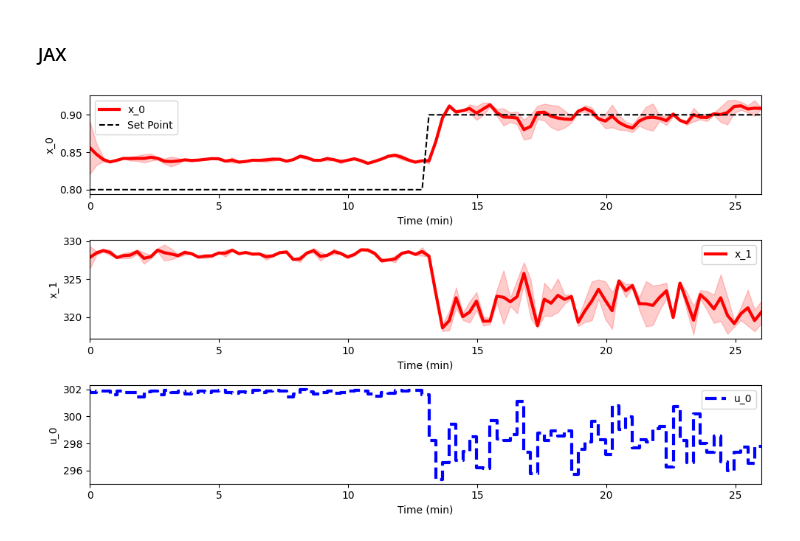
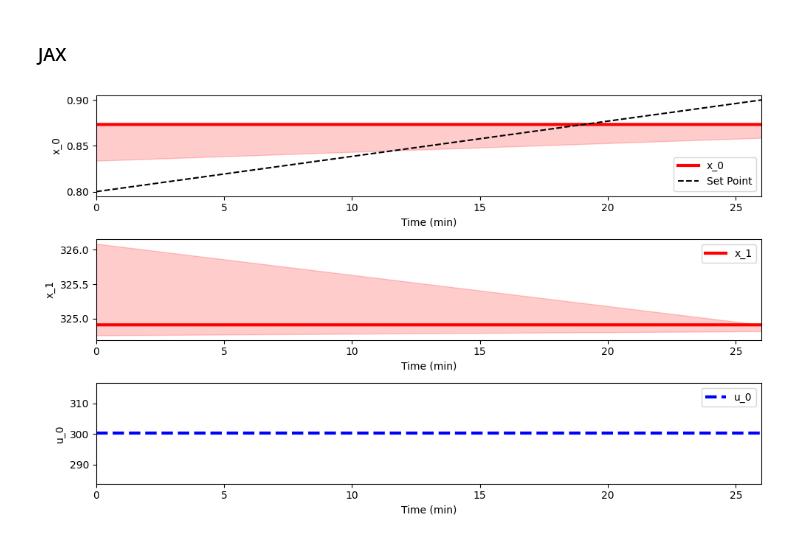
Before and after one commit to MaximilianB2/pc-gym, a Jupyter notebook: pc-gym/Jax_vs_casadi.ipynb, the cells around one changed output. Cells and saved outputs as stored; diff of their text form; code cells hidden in the pictures.

```diff
--- a/pc-gym/Jax_vs_casadi.ipynb
+++ b/pc-gym/Jax_vs_casadi.ipynb
@@ -12,9 +12,11 @@ from Models import Models_env
 import time
 #Global params
 T = 26
-nsteps = 100
+nsteps = 2
-# %%
-policy = SAC.load("SAC_cstr")
+# %%
+class policy():
+    def predict(x):
+        return 0.5, None
 # %% [markdown]
 ### CASADI
 # %%
@@ -102,17 +104,17 @@ env_params = {
     'r_scale': r_scale, #Scale the L1 norm used for reward (|x-x_sp|*r_scale)
     'normalise_a': True, #Normalise the actions
     'normalise_o':True, #Normalise the states,
-    'noise':True, #Add noise to the states
+    'noise':False, #Add noise to the states
     'integration_method': 'jax',
     'noise_percentage':0.001
 }
 env = Models_env(env_params)
 # %%
 start_time = time.time()
-env.plot_rollout(policy,2)
+env.plot_rollout(policy,10)
 end_time = time.time()
 
 execution_time = end_time - start_time
-print(f"JAX took {execution_time/2} seconds to execute 1 rollout.")
+print(f"JAX took {execution_time/10} seconds to execute 1 rollout.")
 # %% [output]
-[figure, old version]
+[figure, new version]
```
Also changed, not shown: parts of 3 cells of this notebook, 4 other files.
